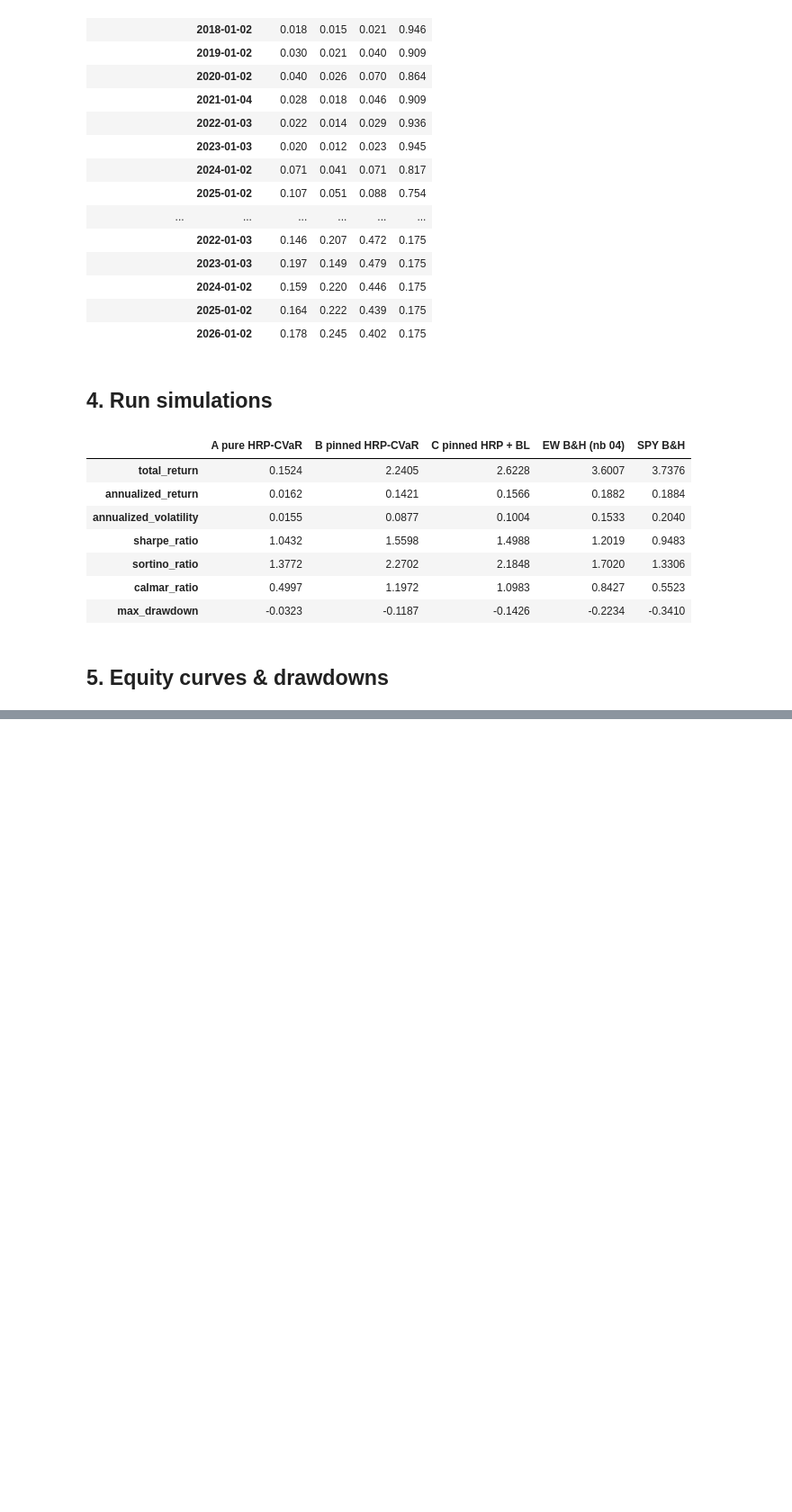
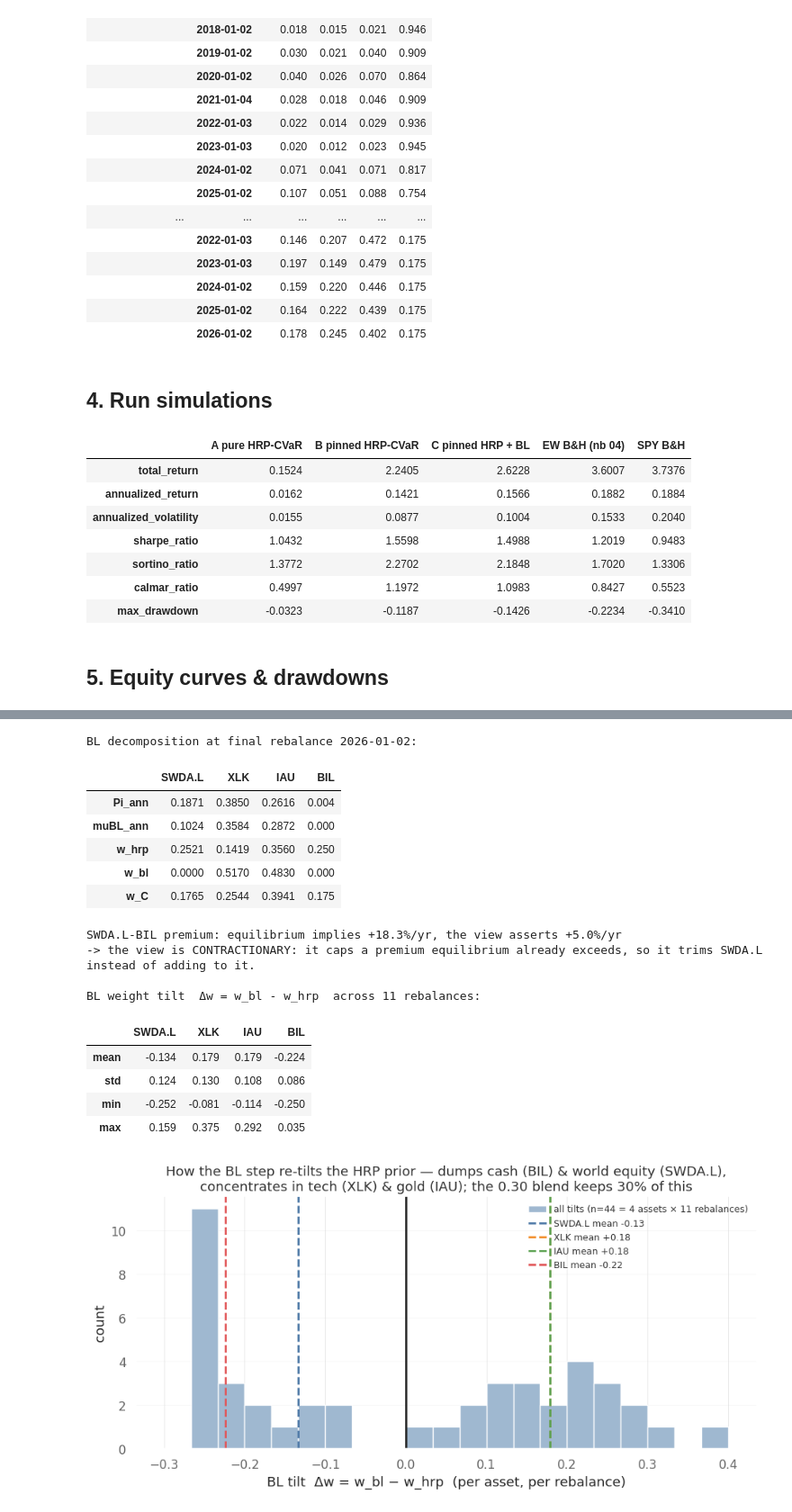
Before and after one commit to norandom/Global_Macro_AI_Factors, a Jupyter notebook: notebooks/05_annual_rebalance_hrp_bl.ipynb, the cells around one changed output, grey strips where cells are left out. Shown at 90% size. Cells and saved outputs as stored; diff of their text form; code cells hidden in the pictures; blank space fills up the shorter version.

```diff
--- a/notebooks/05_annual_rebalance_hrp_bl.ipynb
+++ b/notebooks/05_annual_rebalance_hrp_bl.ipynb
@@ -151,0 +357,80 @@ dd.plot(figsize=(11, 3), title="Drawdown", grid=True);
+# %%
+import contextlib
+import io
+
+import matplotlib.pyplot as plt
+import numpy as np
+import riskfolio as rp
+
+# Reconstruct the BL internals that strat_hrp_pinned_bl hides, so we can see the
+# equilibrium prior (Pi) and posterior (mu_bl), not just the final weights.
+ASSET_COLOR = {"SWDA.L": "#4e79a7", "XLK": "#f28e2b", "IAU": "#59a14f", "BIL": "#e15759"}
+rets_full = prices[SYMBOLS].pct_change()
+
+
+def bl_internals(win, w_prior):
+    """Mirror of mf.bl_mv_weights, but also returns Pi (equilibrium) and mu_bl (posterior)."""
+    with contextlib.redirect_stdout(io.StringIO()):
+        port = rp.Portfolio(returns=win)
+        port.assets_stats(method_mu="hist", method_cov="ledoit")
+        port.blacklitterman_stats(P=VIEW_P, Q=VIEW_Q, rf=0.0,
+                                  w=w_prior.to_frame(), delta=None, eq=True)
+        w_bl = port.optimization(model="BL", rm="MV", obj="Utility", rf=0.0, hist=False)
+    ser = lambda x: pd.Series(np.ravel(np.asarray(x)), index=SYMBOLS)
+    return ser(port.mu) * 252, ser(port.mu_bl) * 252, ser(w_bl["weights"].reindex(SYMBOLS).fillna(0))
+
+
+tilts, last = {}, {}
+for d in rebalance_dates:
+    win = rets_full.loc[:d].dropna().iloc[-LOOKBACK_DAYS:]
+    w_hrp = mf.hrp_cvar_weights_with_fixed(win, fixed_weights=CASH_PIN)[SYMBOLS]
+    pi, mu_bl, w_bl = bl_internals(win, w_hrp)
+    tilts[d.date()] = w_bl - w_hrp
+    if d == rebalance_dates[-1]:
+        w_c = 0.7 * w_hrp + 0.3 * w_bl
+        last = {"Pi_ann": pi, "muBL_ann": mu_bl, "w_hrp": w_hrp, "w_bl": w_bl, "w_C": w_c / w_c.sum()}
+
+print(f"BL decomposition at final rebalance {rebalance_dates[-1].date()}:")
+display(pd.DataFrame(last).T.round(4))
+prem_eq = last["Pi_ann"]["SWDA.L"] - last["Pi_ann"]["BIL"]
+prem_view = float(VIEW_Q.iloc[0, 0]) * 252
+print(f"SWDA.L-BIL premium: equilibrium implies {prem_eq:+.1%}/yr, the view asserts "
+      f"{prem_view:+.1%}/yr\n-> the view is CONTRACTIONARY: it caps a premium equilibrium "
+      f"already exceeds, so it trims SWDA.L instead of adding to it.")
+
+T = pd.DataFrame(tilts).T  # rows = rebalances, cols = assets
+print("\nBL weight tilt  Δw = w_bl - w_hrp  across 11 rebalances:")
+display(T.describe().loc[["mean", "std", "min", "max"]].round(3))
+
+pooled = T.melt(var_name="asset", value_name="tilt")
+fig, ax = plt.subplots(figsize=(11, 4.5))
+ax.hist(pooled["tilt"], bins=np.linspace(-0.3, 0.4, 22), color="#9fb8d0",
+        edgecolor="white", label=f"all tilts (n={len(pooled)} = 4 assets × 11 rebalances)")
+ax.axvline(0, color="#222222", lw=2)
+for a in SYMBOLS:
+    m = T[a].mean()
+    ax.axvline(m, color=ASSET_COLOR[a], ls="--", lw=2, label=f"{a} mean {m:+.2f}")
+ax.set_xlabel("BL tilt  Δw = w_bl − w_hrp  (per asset, per rebalance)")
+ax.set_ylabel("count")
+ax.set_title("How the BL step re-tilts the HRP prior — dumps cash (BIL) & world equity (SWDA.L),\n"
+             "concentrates in tech (XLK) & gold (IAU); the 0.30 blend keeps 30% of this")
+ax.grid(True, axis="y", alpha=0.3)
+ax.legend(frameon=False, fontsize=9);
+# %% [output]
+BL decomposition at final rebalance 2026-01-02:
+|  | SWDA.L | XLK | IAU | BIL |
+| Pi_ann | 0.1871 | 0.3850 | 0.2616 | 0.004 |
+| muBL_ann | 0.1024 | 0.3584 | 0.2872 | 0.000 |
+| w_hrp | 0.2521 | 0.1419 | 0.3560 | 0.250 |
+| w_bl | 0.0000 | 0.5170 | 0.4830 | 0.000 |
+| w_C | 0.1765 | 0.2544 | 0.3941 | 0.175 |
+SWDA.L-BIL premium: equilibrium implies +18.3%/yr, the view asserts +5.0%/yr
+-> the view is CONTRACTIONARY: it caps a premium equilibrium already exceeds, so it trims SWDA.L instead of adding to it.
+
+BL weight tilt  Δw = w_bl - w_hrp  across 11 rebalances:
+|  | SWDA.L | XLK | IAU | BIL |
+| mean | -0.134 | 0.179 | 0.179 | -0.224 |
+| std | 0.124 | 0.130 | 0.108 | 0.086 |
+| min | -0.252 | -0.081 | -0.114 | -0.250 |
+| max | 0.159 | 0.375 | 0.292 | 0.035 |
+[figure, added]
```
Also changed, not shown: parts of 10 cells of this notebook, 2 other files.
